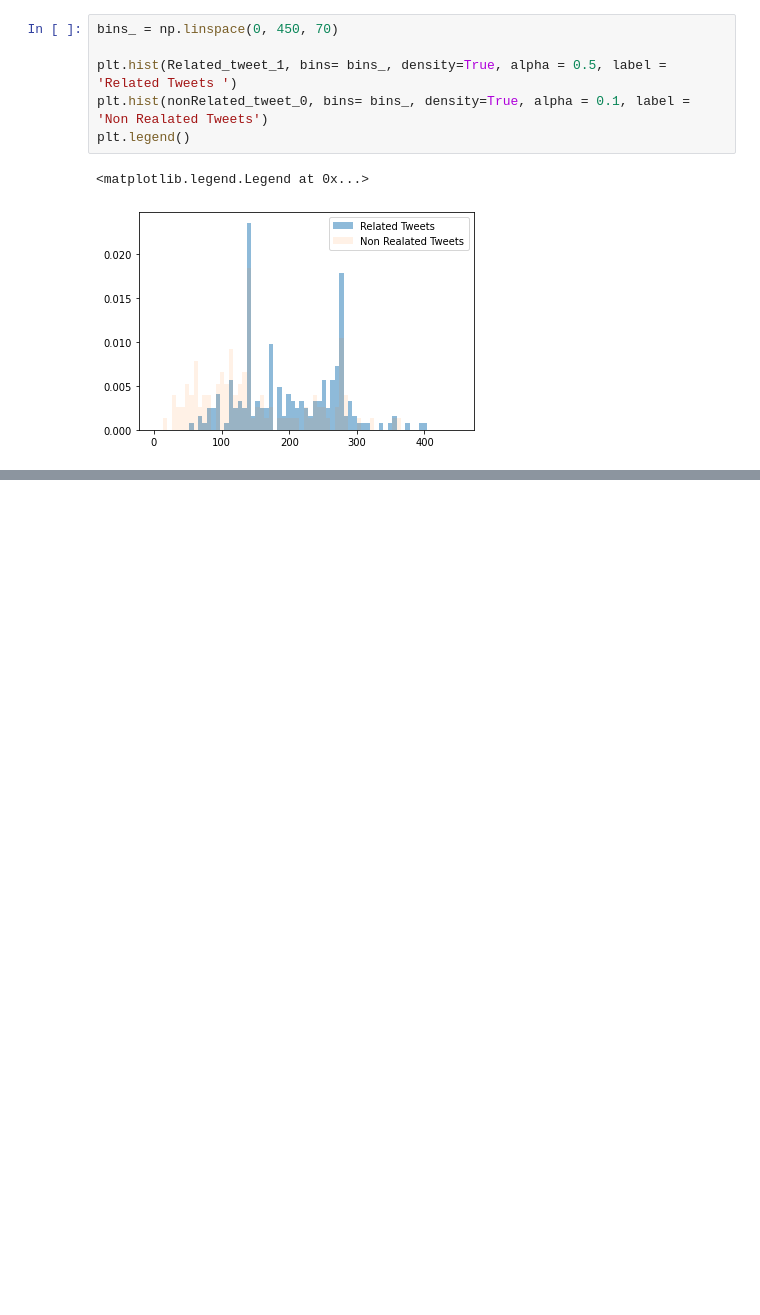
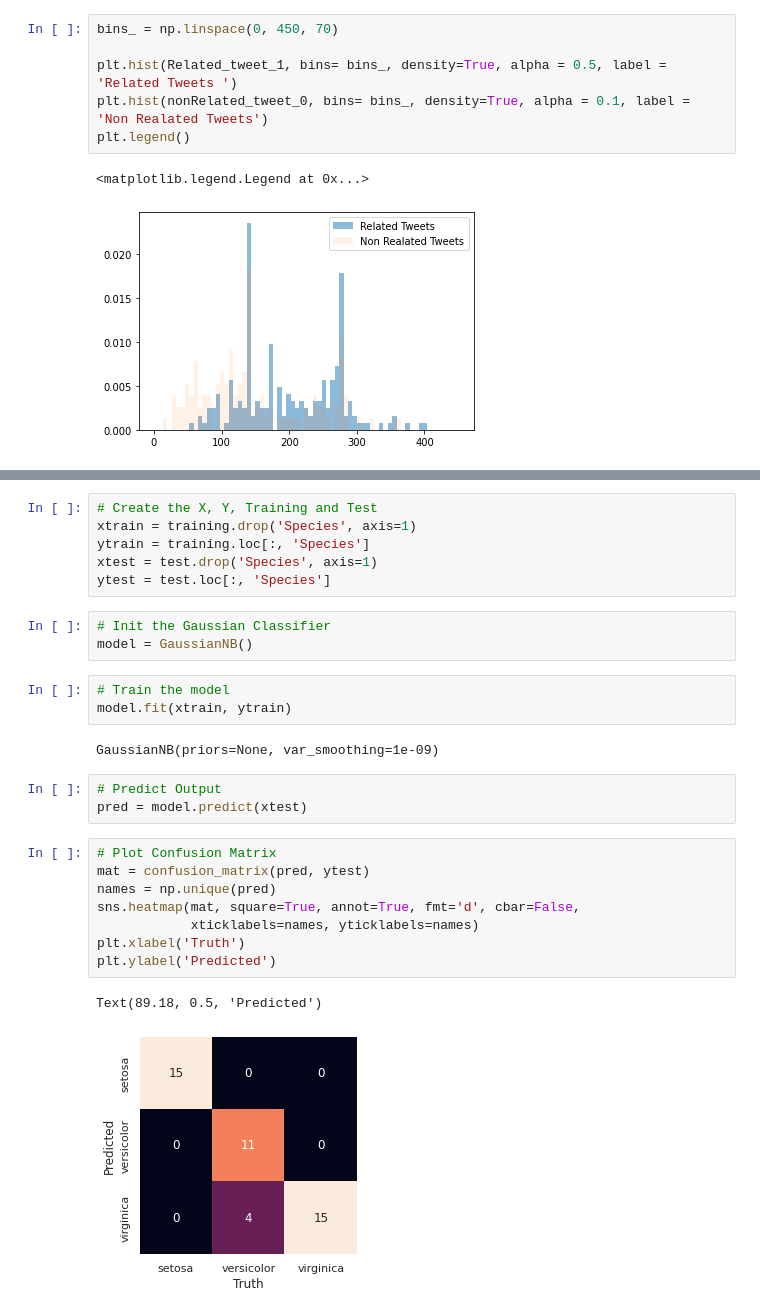
Before and after one commit to R-A-N-N/Final-Year-Project, a Jupyter notebook: Twitter_Problem_Detection.ipynb, the cells around one changed output, grey strips where cells are left out. Saved outputs shown, nothing was run; the diff lists cells and outputs as text; blank space fills up the shorter version.

```diff
--- a/Twitter_Problem_Detection.ipynb
+++ b/Twitter_Problem_Detection.ipynb
@@ -399,0 +417,28 @@ plt.legend()
+# %%
+# Create the X, Y, Training and Test
+xtrain = training.drop('Species', axis=1)
+ytrain = training.loc[:, 'Species']
+xtest = test.drop('Species', axis=1)
+ytest = test.loc[:, 'Species']
+# %%
+# Init the Gaussian Classifier
+model = GaussianNB()
+# %%
+# Train the model
+model.fit(xtrain, ytrain)
+# %% [output]
+GaussianNB(priors=None, var_smoothing=1e-09)
+# %%
+# Predict Output
+pred = model.predict(xtest)
+# %%
+# Plot Confusion Matrix
+mat = confusion_matrix(pred, ytest)
+names = np.unique(pred)
+sns.heatmap(mat, square=True, annot=True, fmt='d', cbar=False,
+            xticklabels=names, yticklabels=names)
+plt.xlabel('Truth')
+plt.ylabel('Predicted')
+# %% [output]
+Text(89.18, 0.5, 'Predicted')
+[figure, added]
```
Also changed, not shown: parts of 4 cells of this notebook.
